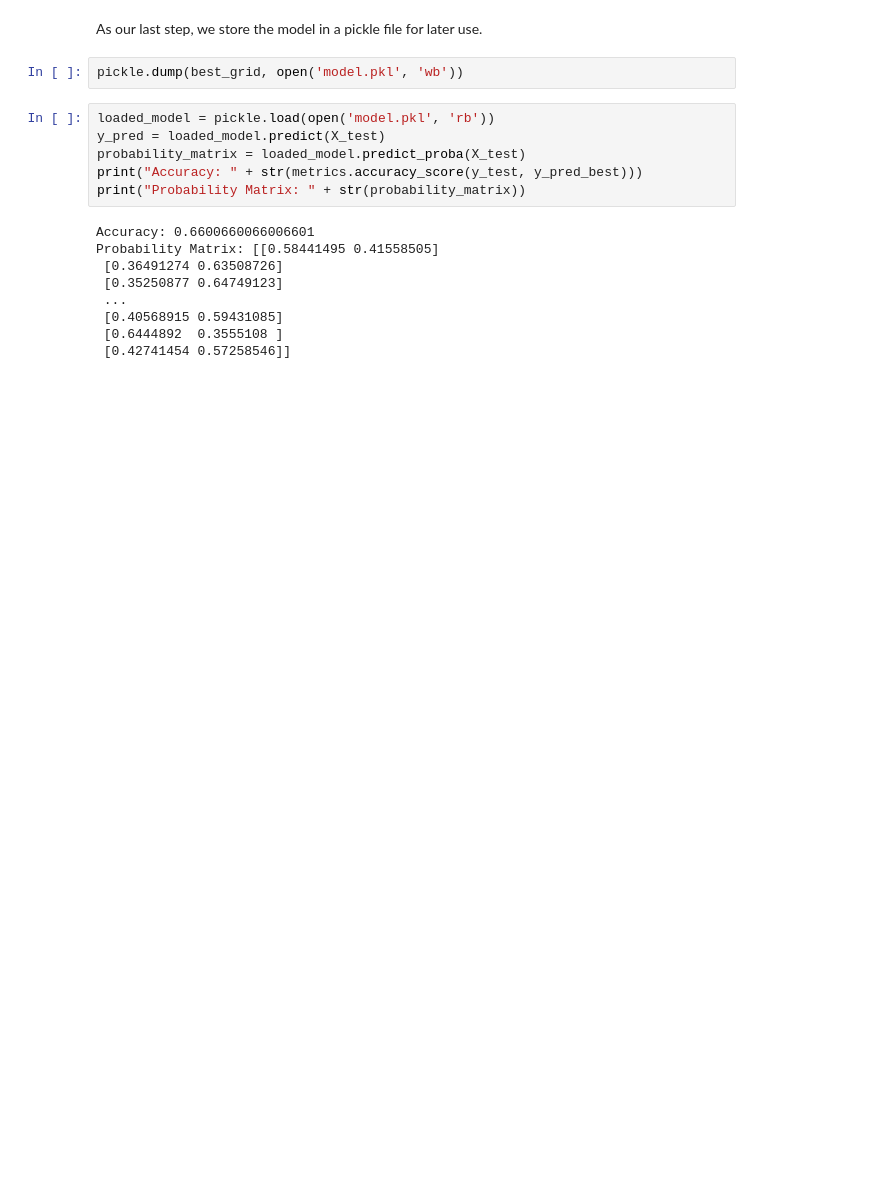
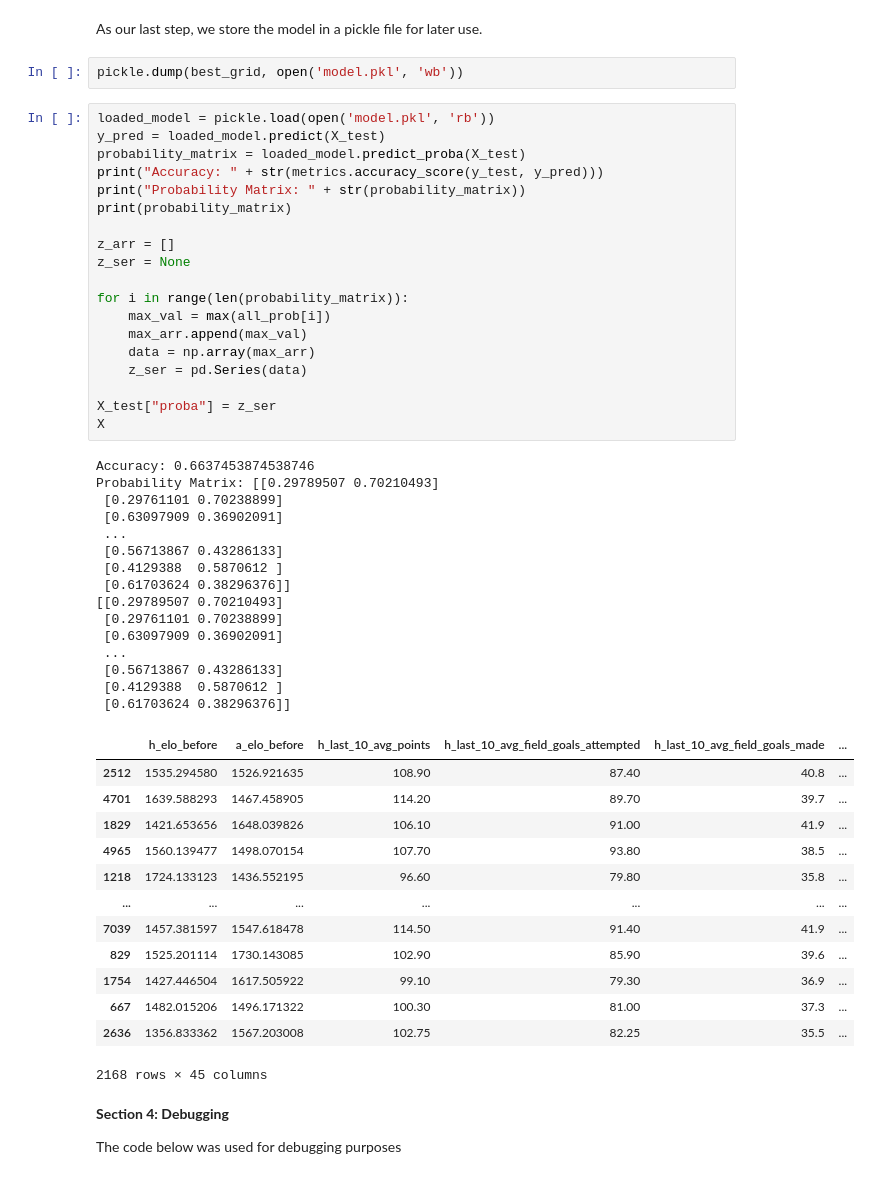
Before and after one commit to hughbromund/DubbClub, a Jupyter notebook: models/nba_win.ipynb, the cells around one changed output. Drawn from its saved outputs; the diff is of its cells as text; blank space fills up the shorter version.

```diff
--- a/models/nba_win.ipynb
+++ b/models/nba_win.ipynb
@@ -752,15 +755,52 @@ pickle.dump(best_grid, open('model.pkl', 'wb'))
 # %%
 loaded_model = pickle.load(open('model.pkl', 'rb'))
 y_pred = loaded_model.predict(X_test)
 probability_matrix = loaded_model.predict_proba(X_test)
-print("Accuracy: " + str(metrics.accuracy_score(y_test, y_pred_best)))
+print("Accuracy: " + str(metrics.accuracy_score(y_test, y_pred)))
 print("Probability Matrix: " + str(probability_matrix))
+print(probability_matrix)
+
+z_arr = []
+z_ser = None
+
+for i in range(len(probability_matrix)):
+    max_val = max(all_prob[i])
+    max_arr.append(max_val)
+    data = np.array(max_arr)
+    z_ser = pd.Series(data)
+
+X_test["proba"] = z_ser
+X
 # %% [output]
-Accuracy: 0.6600660066006601
-Probability Matrix: [[0.58441495 0.41558505]
- [0.36491274 0.63508726]
- [0.35250877 0.64749123]
+Accuracy: 0.6637453874538746
+Probability Matrix: [[0.29789507 0.70210493]
+ [0.29761101 0.70238899]
+ [0.63097909 0.36902091]
  ...
- [0.40568915 0.59431085]
- [0.6444892  0.3555108 ]
- [0.42741454 0.57258546]]
+ [0.56713867 0.43286133]
+ [0.4129388  0.5870612 ]
+ [0.61703624 0.38296376]]
+[[0.29789507 0.70210493]
+ [0.29761101 0.70238899]
+ [0.63097909 0.36902091]
+ ...
+ [0.56713867 0.43286133]
+ [0.4129388  0.5870612 ]
+ [0.61703624 0.38296376]]
+|  | h_elo_before | a_elo_before | h_last_10_avg_points | h_last_10_avg_field_goals_attempted | h_last_10_avg_field_goals_made | ... |
+| 2512 | 1535.294580 | 1526.921635 | 108.90 | 87.40 | 40.8 | ... |
+| 4701 | 1639.588293 | 1467.458905 | 114.20 | 89.70 | 39.7 | ... |
+| 1829 | 1421.653656 | 1648.039826 | 106.10 | 91.00 | 41.9 | ... |
+| 4965 | 1560.139477 | 1498.070154 | 107.70 | 93.80 | 38.5 | ... |
+| 1218 | 1724.133123 | 1436.552195 | 96.60 | 79.80 | 35.8 | ... |
+| ... | ... | ... | ... | ... | ... | ... |
+| 7039 | 1457.381597 | 1547.618478 | 114.50 | 91.40 | 41.9 | ... |
+| 829 | 1525.201114 | 1730.143085 | 102.90 | 85.90 | 39.6 | ... |
+| 1754 | 1427.446504 | 1617.505922 | 99.10 | 79.30 | 36.9 | ... |
+| 667 | 1482.015206 | 1496.171322 | 100.30 | 81.00 | 37.3 | ... |
+| 2636 | 1356.833362 | 1567.203008 | 102.75 | 82.25 | 35.5 | ... |
+2168 rows × 45 columns
+# %% [markdown]
+**Section 4: Debugging**
+
+The code below was used for debugging purposes
```
Also changed, not shown: parts of 6 cells of this notebook, 3 other files.
